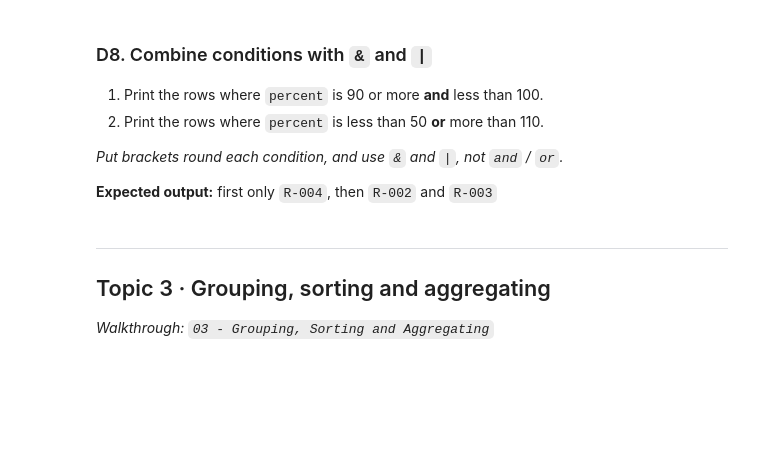
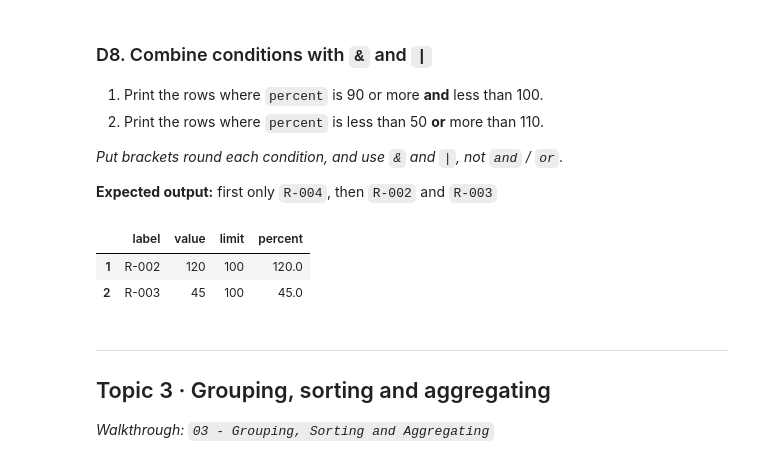
Before and after one commit to sriya0109/CST1510, a Jupyter notebook: Week-06-----Pandas-20261101/Week 06 - Pandas/Week 06 - Pandas/LAB/W06_Lab.ipynb, the cells around one changed output. Saved outputs shown, nothing was run; the diff lists cells and outputs as text; code cells hidden in the pictures; blank space fills up the shorter version.

```diff
--- a/Week-06-----Pandas-20261101/Week 06 - Pandas/Week 06 - Pandas/LAB/W06_Lab.ipynb
+++ b/Week-06-----Pandas-20261101/Week 06 - Pandas/Week 06 - Pandas/LAB/W06_Lab.ipynb
@@ -224,6 +232,15 @@ print(len(filtered_df))
 *Put brackets round each condition, and use `&` and `|`, not `and` / `or`.*
 
 **Expected output:** first only `R-004`, then `R-002` and `R-003`
+# %%
+#1
+df[(df['percent'] >= 90) & (df['percent'] < 100)]
+#2
+df[(df['percent'] < 50) | (df['percent'] > 110)]
+# %% [output]
+|  | label | value | limit | percent |
+| 1 | R-002 | 120 | 100 | 120.0 |
+| 2 | R-003 | 45 | 100 | 45.0 |
 # %% [markdown]
 ---
 ## Topic 3 · Grouping, sorting and aggregating
```
Also changed, not shown: parts of 2 cells of this notebook, 33 other files.
